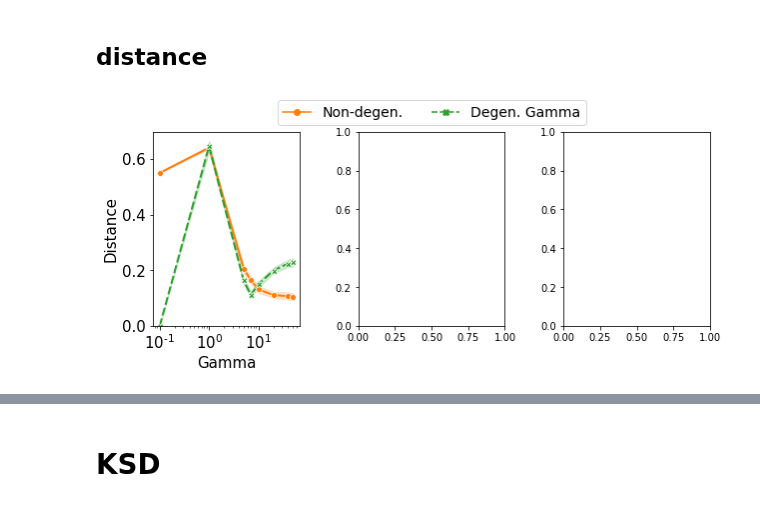
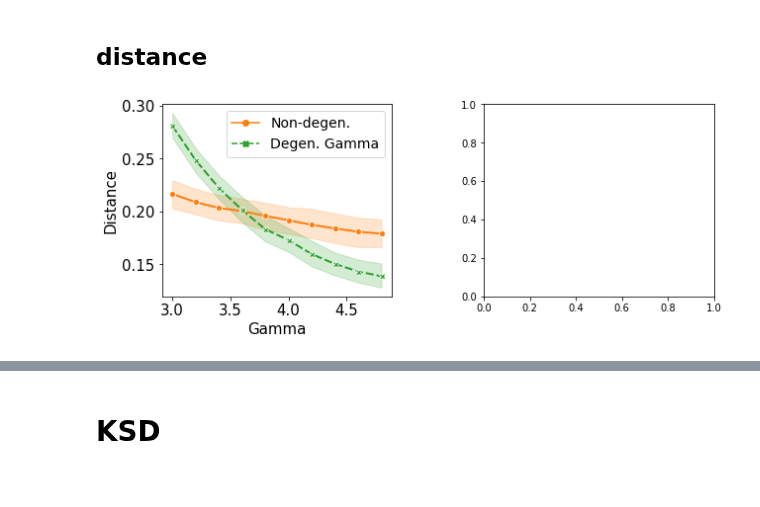
Before and after one commit to XingLLiu/u-stat-high-dim, a Jupyter notebook: high_dim/plot_gamma.ipynb, the cells around one changed output, grey strips where cells are left out. Drawn from its saved outputs; the diff is of its cells as text; code cells hidden in the pictures.

```diff
--- a/high_dim/plot_gamma.ipynb
+++ b/high_dim/plot_gamma.ipynb
@@ -51,26 +51,26 @@ ns = [50] * len(dims)
 res_exact_list = []
 stats_res_list = []
 for g in gammas:
-    if g < 1.:
+    if int(g) != g:
         # load analytical res
         res = pd.read_csv(
-            f"{DIR}/res_analytical_{SUFFIX}_gamma_{g}.csv",
+            f"{DIR}/res_analytical_{SUFFIX}_gammammd_{g}.csv",
         )
 
         # load empirical results
         stats_res = pickle.load(
-            open(f"{DIR}/stats_res_rep_{SUFFIX}_gamma_{g}.p", "rb"),
+            open(f"{DIR}/stats_res_rep_{SUFFIX}_gammammd_{g}.p", "rb"),
         )
 
     else:
         # load analytical res
         res = pd.read_csv(
-            f"{DIR}/res_analytical_{SUFFIX}_gamma_{g}..csv",
+            f"{DIR}/res_analytical_{SUFFIX}_gammammd_{g}..csv",
         )
 
         # load empirical results
         stats_res = pickle.load(
-            open(f"{DIR}/stats_res_rep_{SUFFIX}_gamma_{g}..p", "rb"),
+            open(f"{DIR}/stats_res_rep_{SUFFIX}_gammammd_{g}..p", "rb"),
         )
 
     res = res.set_index("dim", drop=False)
@@ -80,11 +80,13 @@ for g in gammas:
 # %% [markdown]
 # Initialise result classes
 # %%
-def initialize_class(g_ind, gammas, res_exact_list,stats_res_list):
+def initialize_class(g_ind, gammas, res_exact_list,stats_res_list, ts=None):
     d = dims[-1]
     g_small = gammas[g_ind]
     print("dim:", d, "gamma:", g_small)
-    ts = res_exact_list[g_ind].loc[d, "expectation"] * np.linspace(.25, 1.75, 101)
+
+    if ts is None:
+        ts = res_exact_list[g_ind].loc[d, "expectation"] * np.linspace(.25, 1.75, 101)
 
     lim_res = hd.LimitDistExperimentRepeatedMultiDims(
         empirical_vals_dims_list=stats_res_list[g_ind],
@@ -118,9 +122,13 @@ dim: 50 gamma: 50
 # %%
 dist_rep_list = []
 for i, g in enumerate(gammas):
-    dist_rep = lim_res_list[i].compute_distance(size=100000)
-    dist_rep["gamma"] = g
-    dist_rep_list.append(dist_rep)
+    try:
+        dist_rep = lim_res_list[i].compute_distance(size=100000)
+        dist_rep["gamma"] = g
+        dist_rep_list.append(dist_rep)
+
+    except:
+        pass
 # %%
 labels = {
     "cond": "Non-degen.",
@@ -131,41 +139,41 @@ labels = {
 dist_rep_df = pd.concat(dist_rep_list, ignore_index=True)
 dist_rep_df.replace(labels, inplace=True)
 # %%
-figs, axes = plt.subplots(nrows=1, ncols=3, figsize=(10, 4))
+figs, axes = plt.subplots(nrows=1, ncols=2, figsize=(10, 4))
 
 colors = ["C1", "C2"]
 
-# fixed n
 sns.lineplot(
     ax=axes[0],
     data=dist_rep_df.loc[dist_rep_df.name.isin(labels.values())],
     x="gamma",
     y="dist",
     hue="name",
     style="name",
     linewidth=2,
     markers=True,
     palette=colors,
 )
 
 axes[0].set_xlabel("Gamma", fontsize=15)
 axes[0].set_ylabel("Distance", fontsize=15)
-axes[0].set_ylim(bottom=0.)
-axes[0].set_xscale("log")
+axes[0].set_xlim(left=dist_rep_df.gamma.min()*0.97)
+# axes[0].set_ylim(bottom=0., top=1.)
+# axes[0].set_xscale("log", base=2)
 axes[0].tick_params(labelsize=15)
-axes[0].legend([],[], frameon=False)
+axes[0].legend(fontsize=14)
 
-axes[0].legend(
-    fontsize=14, bbox_to_anchor=(3., 1.2), ncol=4, #columnspacing=0.7, handletextpad=0.01
-)
+# axes[0].legend(
+#     fontsize=14, bbox_to_anchor=(1.5, 1.2), ncol=4, #columnspacing=0.7, handletextpad=0.01
+# )
 # axes[2].legend(
 #     fontsize=14, bbox_to_anchor=(1., 1.), #columnspacing=0.7, handletextpad=0.01
 # )
 
 plt.subplots_adjust(
     top=.8,
     wspace=0.4,
 )
 # plt.savefig(f"../figs/high_dim/dist_gamma_{STATISTIC}_{KERNEL.__name__}.pdf", bbox_inches="tight")
 # %% [output]
-[figure, old version]
+[figure, new version]
```
Also changed, not shown: parts of 26 cells of this notebook, 8 other files.
